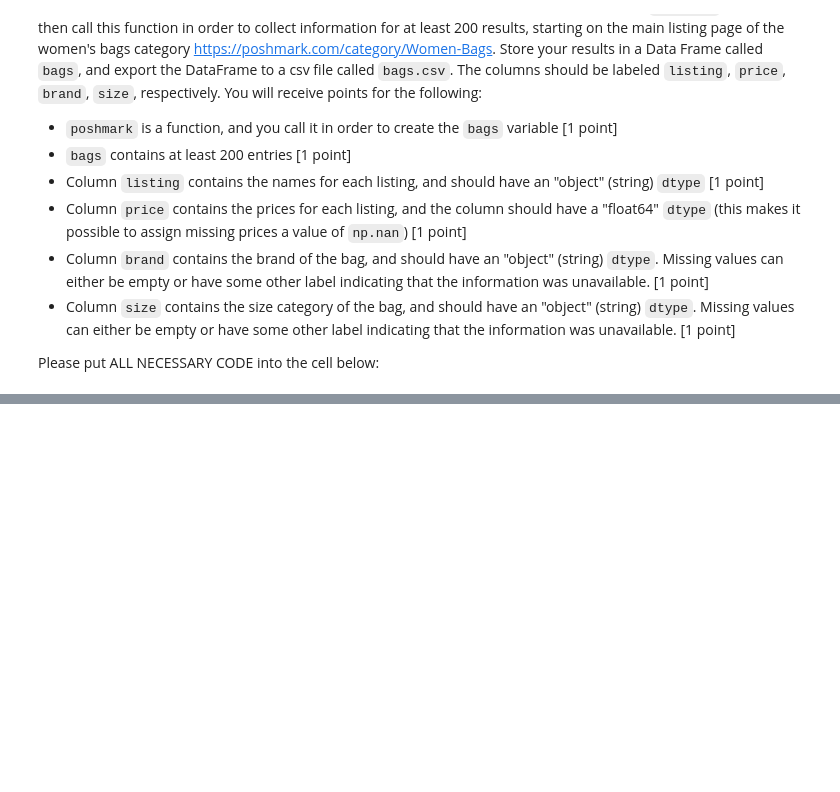
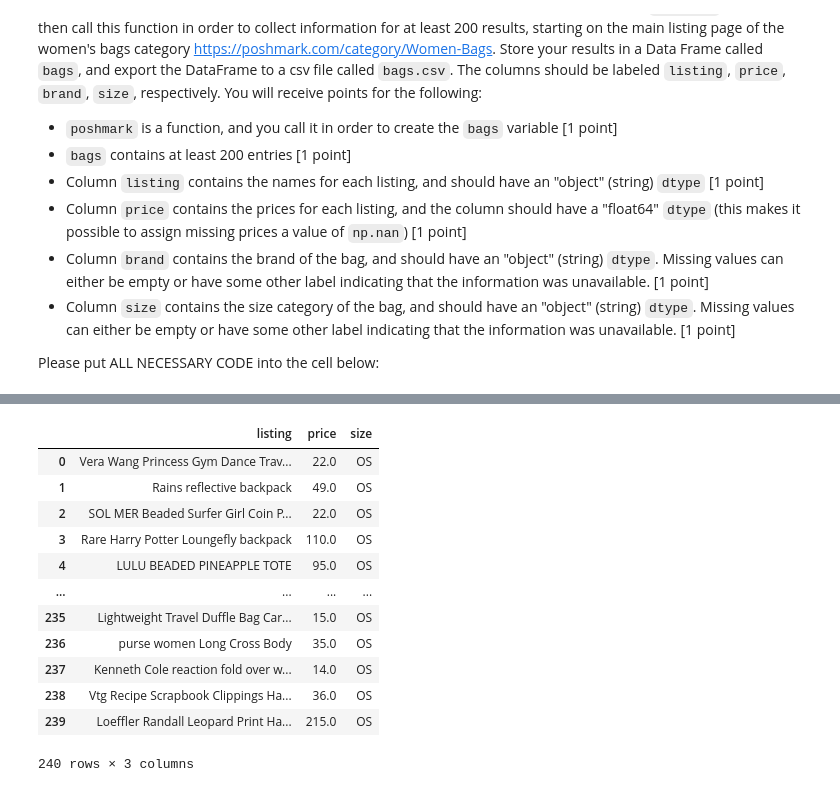
Before and after one commit to Dillon-cel/econ8320-assignment-07, a Jupyter notebook: Lesson.ipynb, the cells around one changed output, grey strips where cells are left out. Drawn from its saved outputs; the diff is of its cells as text; code cells hidden in the pictures; blank space fills up the shorter version.

```diff
--- a/Lesson.ipynb
+++ b/Lesson.ipynb
@@ -470,4 +470,67 @@ When you're done, you should have all of your web scraping code built into a fun
 
 Please put ALL NECESSARY CODE into the cell below:
 # %%
+#si-exercise
+
+import requests
+from bs4 import BeautifulSoup
+import numpy as np
+import pandas as pd
+import re
+import time
+
+def poshmark(startURL, page=None):
+    if page==None:
+        page = 1
+    headers = {
+        'User-Agent': 'Mozilla/5.0 (Windows NT 10.0; Win64; x64) AppleWebKit/537.36 (KHTML, like Gecko) Chrome/102.0.0.0 Safari/537.36',
+        'Accept': 'text/html,application/xhtml+xml,application/xml;q=0.9,image/webp,*/*;q=0.8',
+        'Referer': 'https://www.google.com/'
+    }
+    myPage = requests.get(startURL)
+
+    soup = BeautifulSoup(myPage.text)
+
+    listings = [i for i in soup.find_all('div', class_="tile-grid-redesign")]
+
+    newData = []
+
+    for tile in listings:
+        row = []
+        try:
+            row.append(tile.find('span', class_="tile-grid-redesign__title").text.strip())
+        except:
+            row.append('')
+        try:
+            row.append(
+                float(
+                    re.search(r'(?:[$])(\d{1,3}(?:,\d{3})?)',
+                          tile.find('span', class_="tile-grid-redesign__price-current").text).groups()[0].replace(",","")
+                )
+            )
+        except:
+            row.append(np.nan)
+        try:
+            row.append(tile.find('div', class_="tile-grid-redesign__size").text.strip())
+        except:
+            row.append('')
+        # Add the row of data to the dataset
+        newData.append(row)
+
+    newData = pd.DataFrame(newData, columns = ['listing', 'price','size'])
+
+    # Until we have processed 5 pages, grab the next page of results
+    if page<6:
+        time.sleep(2)
+        page += 1
+        nextPage = f"https://poshmark.com/category/Women-Bags?max_id={page}"
+        print(nextPage)
+        return pd.concat([newData, poshmark(nextPage, page=page)], axis=0).reset_index(drop=True)
+    else:
+        return newData
+bags = poshmark("https://poshmark.com/category/Women-Bags")
+
+bags
+
+bags.to_csv('bag',index=False)
 # %% [output]
@@ -474,0 +542,13 @@ IndentationError: unexpected indent (1973668202.py, line 61)
+|  | listing | price | size |
+| 0 | Vera Wang Princess Gym Dance Trav... | 22.0 | OS |
+| 1 | Rains reflective backpack | 49.0 | OS |
+| 2 | SOL MER Beaded Surfer Girl Coin P... | 22.0 | OS |
+| 3 | Rare Harry Potter Loungefly backpack | 110.0 | OS |
+| 4 | LULU BEADED PINEAPPLE TOTE | 95.0 | OS |
+| ... | ... | ... | ... |
+| 235 | Lightweight Travel Duffle Bag Car... | 15.0 | OS |
+| 236 | purse women Long Cross Body | 35.0 | OS |
+| 237 | Kenneth Cole reaction fold over w... | 14.0 | OS |
+| 238 | Vtg Recipe Scrapbook Clippings Ha... | 36.0 | OS |
+| 239 | Loeffler Randall Leopard Print Ha... | 215.0 | OS |
+240 rows × 3 columns
```
Also changed, not shown: parts of 3 cells of this notebook.
